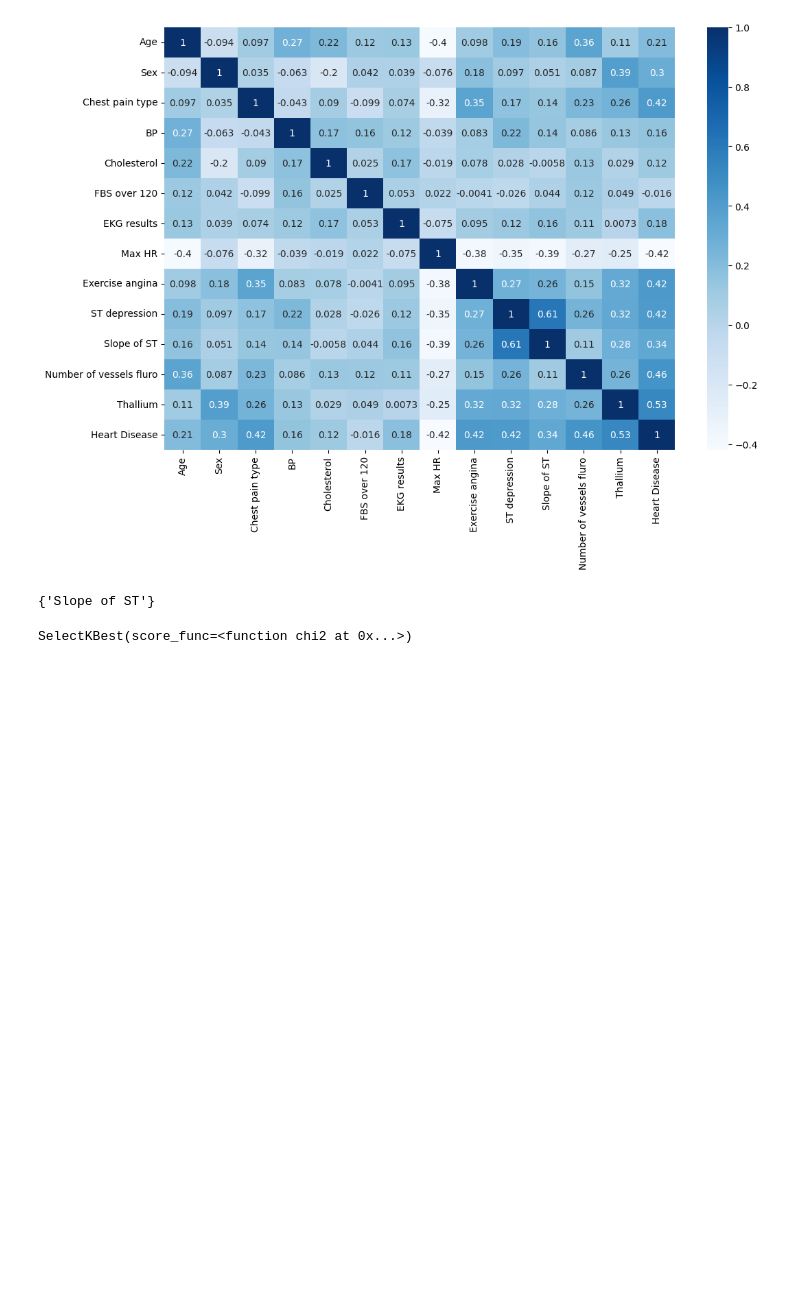
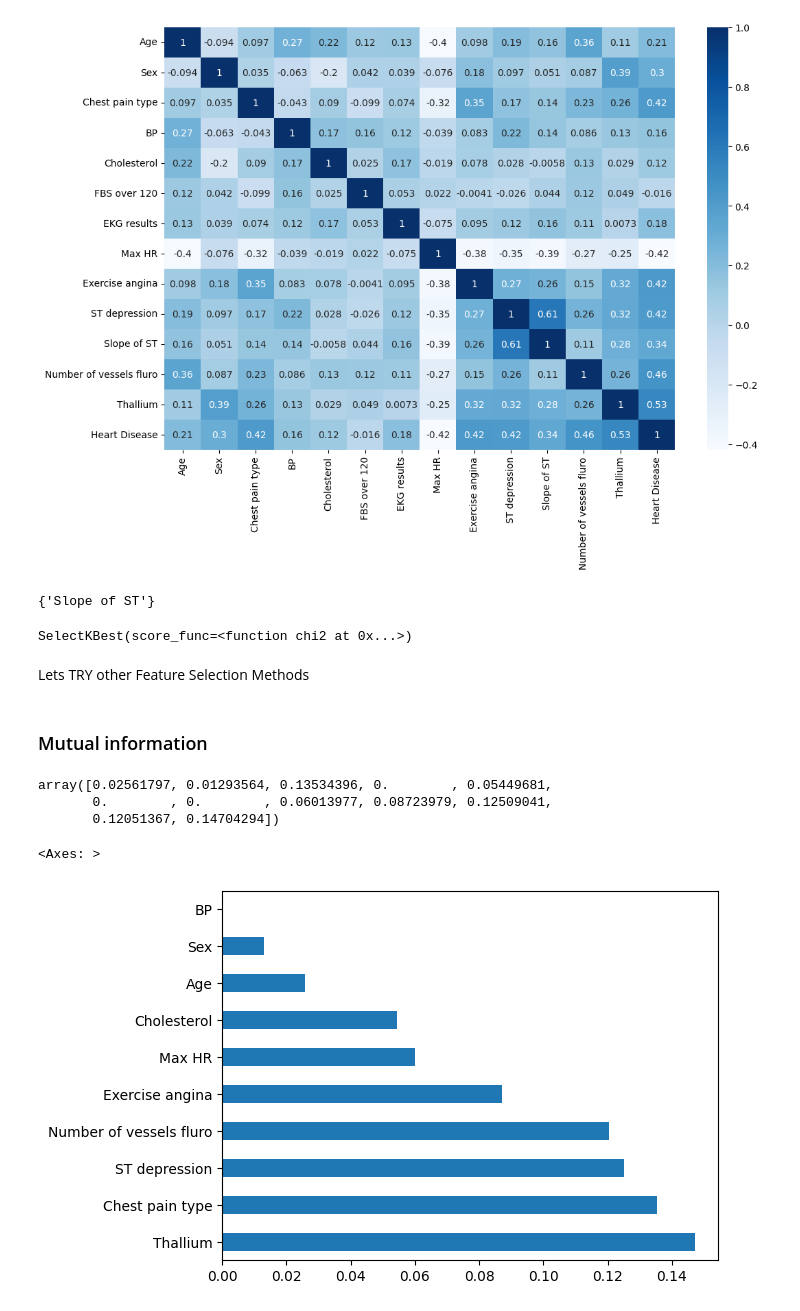
Before and after one commit to mayurimamdi/HeartHealthEDAandPred, a Jupyter notebook: notebook/EDAandPred.ipynb, the cells around one changed output. Cells and saved outputs as stored; diff of their text form; code cells hidden in the pictures; blank space fills up the shorter version.

```diff
--- a/notebook/EDAandPred.ipynb
+++ b/notebook/EDAandPred.ipynb
@@ -258,3 +261,26 @@ selectbbest=SelectKBest(score_func=chi2, k=10)
 selectbbest.fit(X_train, y_train)
 # %% [output]
 SelectKBest(score_func=<function chi2 at 0x...>)
+# %% [markdown]
+Lets TRY other Feature Selection Methods
+# %% [markdown]
+### Mutual information
+# %%
+from sklearn.feature_selection import mutual_info_classif
+
+mutual_info=mutual_info_classif(X_train, y_train)
+mutual_info
+# %% [output]
+array([0.02561797, 0.01293564, 0.13534396, 0.        , 0.05449681,
+       0.        , 0.        , 0.06013977, 0.08723979, 0.12509041,
+       0.12051367, 0.14704294])
+# %%
+selected_features = pd.Series(mutual_info, index=X_train.columns)
+top_n = selected_features.sort_values(ascending=False)
+# %%
+selected_10_features = top_n.nlargest(10)
+# %%
+selected_10_features.plot.barh()
+# %% [output]
+<Axes: >
+[figure, added]
```
Also changed, not shown: parts of 15 cells of this notebook.
